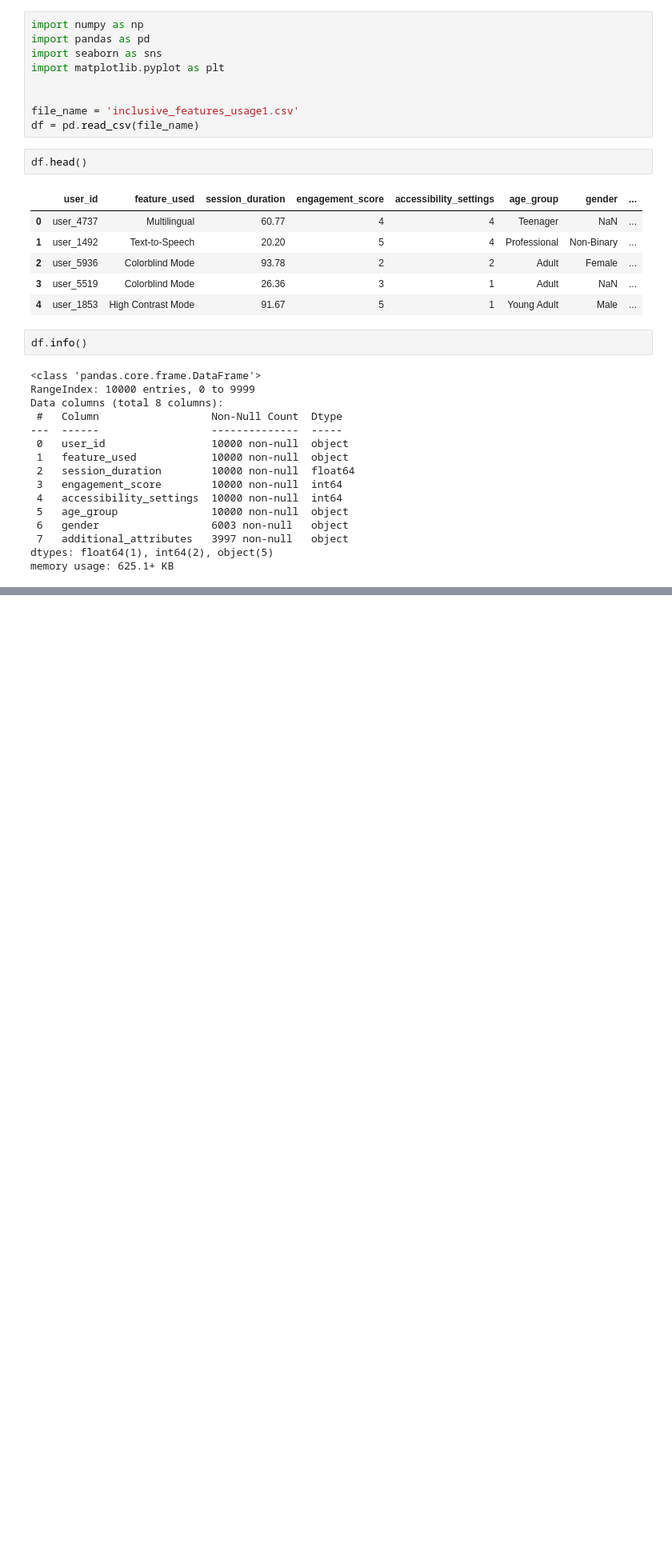
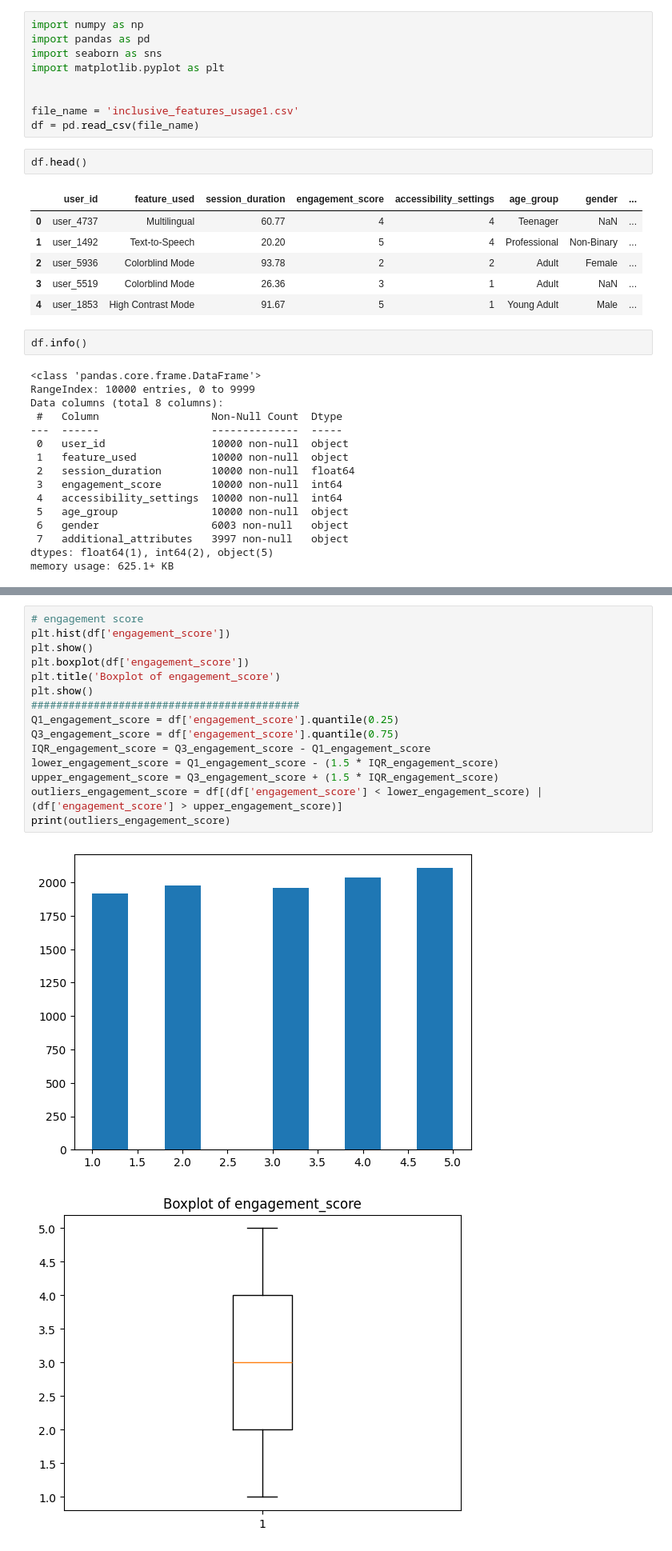
Before and after one commit to adesina923/HackDiversityDataInterviewChallenge-AdesinaAdeniran, a Jupyter notebook: AA_Hack_Diversity_Data_Interview_Product_Inclusion_Analysis_Challenge.ipynb, the cells around one changed output, grey strips where cells are left out. Shown: that part at 80% size. Saved outputs shown, nothing was run; the diff lists cells and outputs as text; blank space fills up the shorter version.

```diff
--- a/AA_Hack_Diversity_Data_Interview_Product_Inclusion_Analysis_Challenge.ipynb
+++ b/AA_Hack_Diversity_Data_Interview_Product_Inclusion_Analysis_Challenge.ipynb
@@ -40,0 +154,18 @@ memory usage: 625.1+ KB
+# %%
+# engagement score
+plt.hist(df['engagement_score'])
+plt.show()
+plt.boxplot(df['engagement_score'])
+plt.title('Boxplot of engagement_score')
+plt.show()
+###########################################
+Q1_engagement_score = df['engagement_score'].quantile(0.25)
+Q3_engagement_score = df['engagement_score'].quantile(0.75)
+IQR_engagement_score = Q3_engagement_score - Q1_engagement_score
+lower_engagement_score = Q1_engagement_score - (1.5 * IQR_engagement_score)
+upper_engagement_score = Q3_engagement_score + (1.5 * IQR_engagement_score)
+outliers_engagement_score = df[(df['engagement_score'] < lower_engagement_score) | (df['engagement_score'] > upper_engagement_score)]
+print(outliers_engagement_score)
+# %% [output]
+[figure, added]
+[figure, added]
```
Also changed, not shown: parts of 20 cells of this notebook.
